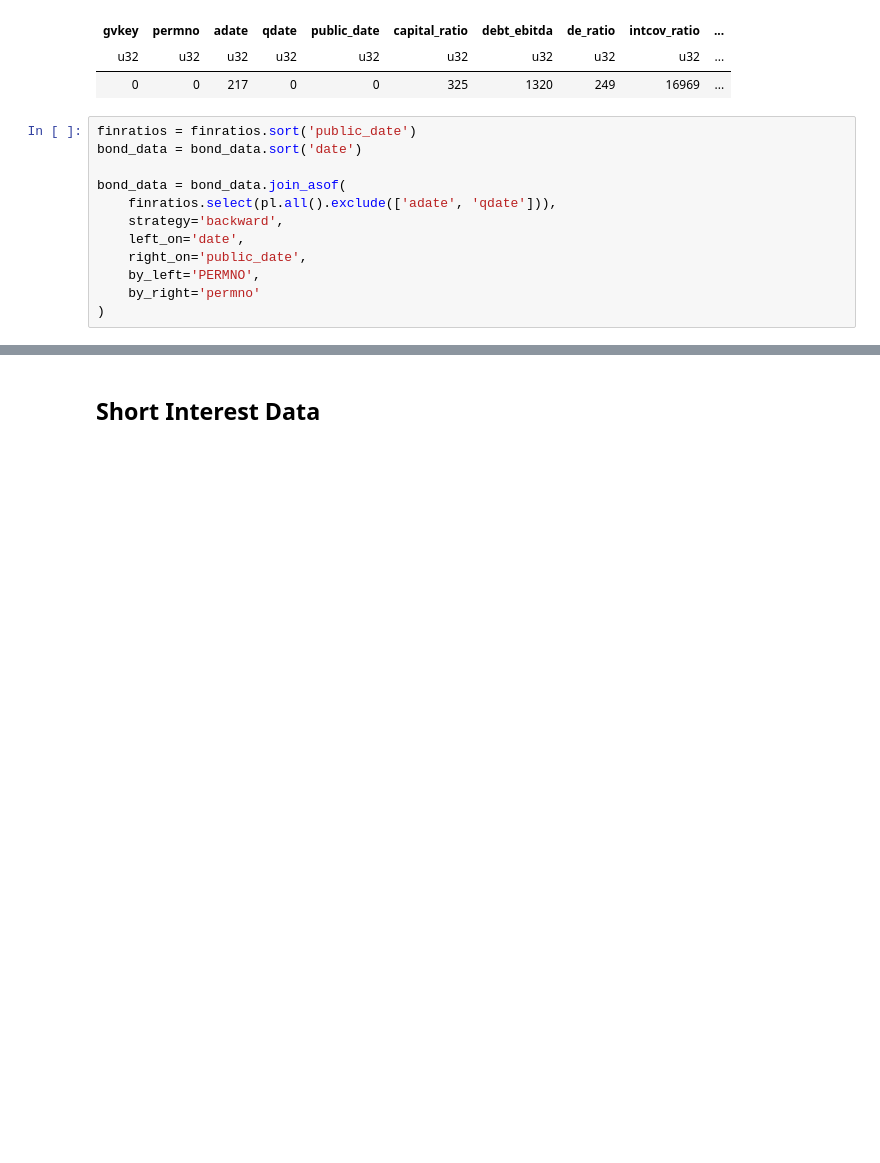
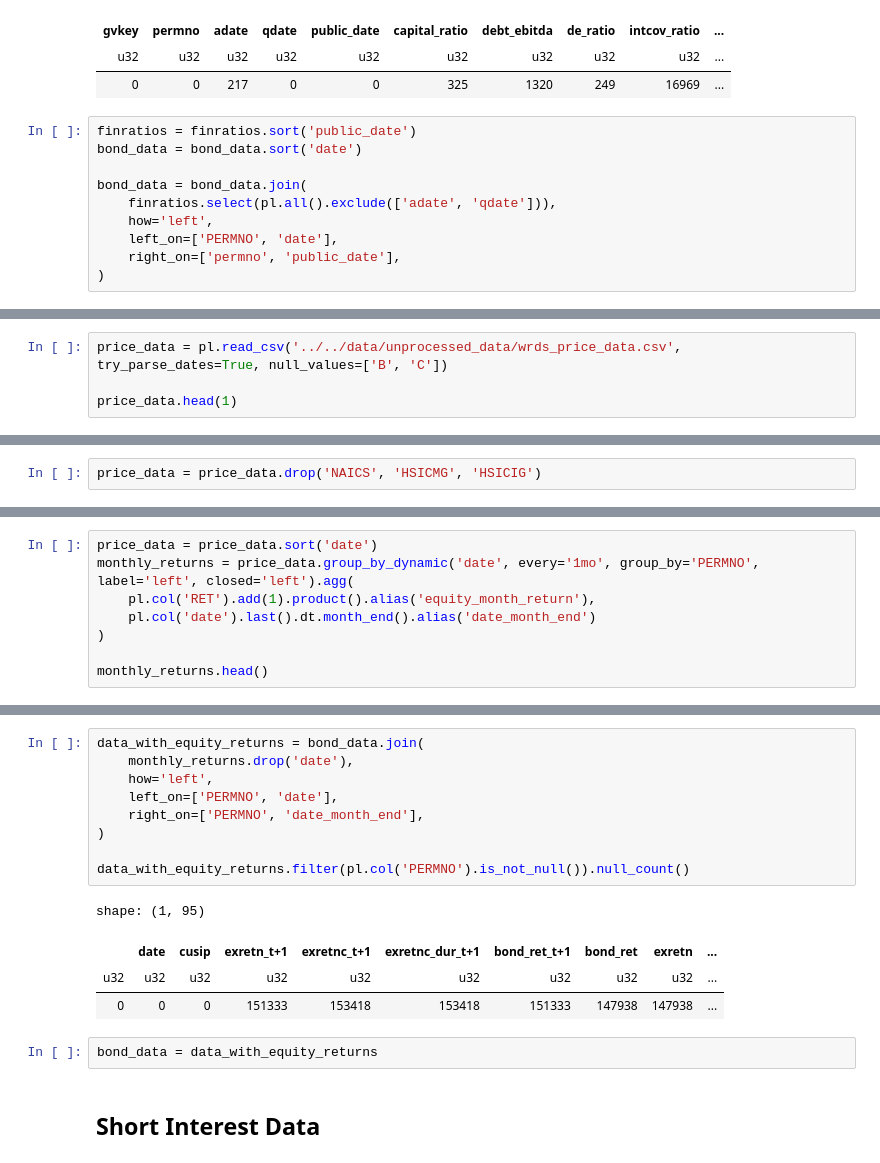
Before and after one commit to BSIC/bsic-systematic-credit, a Jupyter notebook: src/preprocessing/data_gathering.ipynb, the cells around one changed output, grey strips where cells are left out. Cells and saved outputs as stored; diff of their text form; blank space fills up the shorter version.

```diff
--- a/src/preprocessing/data_gathering.ipynb
+++ b/src/preprocessing/data_gathering.ipynb
@@ -593,11 +607,9 @@ shape: (1, 10)
 finratios = finratios.sort('public_date')
 bond_data = bond_data.sort('date')
 
-bond_data = bond_data.join_asof(
+bond_data = bond_data.join(
     finratios.select(pl.all().exclude(['adate', 'qdate'])),
-    strategy='backward',
-    left_on='date',
-    right_on='public_date',
-    by_left='PERMNO',
-    by_right='permno'
+    how='left',
+    left_on=['PERMNO', 'date'],
+    right_on=['permno', 'public_date'],
 )
@@ -603,0 +618,4 @@ bond_data = bond_data.join_asof(
+# %%
+price_data = pl.read_csv('../../data/unprocessed_data/wrds_price_data.csv', try_parse_dates=True, null_values=['B', 'C'])
+
+price_data.head(1)
@@ -603,0 +634,2 @@ bond_data = bond_data.join_asof(
+# %%
+price_data = price_data.drop('NAICS', 'HSICMG', 'HSICIG')
@@ -603,0 +643,8 @@ bond_data = bond_data.join_asof(
+# %%
+price_data = price_data.sort('date')
+monthly_returns = price_data.group_by_dynamic('date', every='1mo', group_by='PERMNO', label='left', closed='left').agg(
+    pl.col('RET').add(1).product().alias('equity_month_return'),
+    pl.col('date').last().dt.month_end().alias('date_month_end')
+)
+
+monthly_returns.head()
@@ -604,3 +667,19 @@ bond_data = bond_data.join_asof(
+# %%
+data_with_equity_returns = bond_data.join(
+    monthly_returns.drop('date'),
+    how='left',
+    left_on=['PERMNO', 'date'],
+    right_on=['PERMNO', 'date_month_end'],
+)
+
+data_with_equity_returns.filter(pl.col('PERMNO').is_not_null()).null_count()
+# %% [output]
+shape: (1, 95)
+|  | date | cusip | exretn_t+1 | exretnc_t+1 | exretnc_dur_t+1 | bond_ret_t+1 | bond_ret | exretn | ... |
+| u32 | u32 | u32 | u32 | u32 | u32 | u32 | u32 | u32 | ... |
+| 0 | 0 | 0 | 151333 | 153418 | 153418 | 151333 | 147938 | 147938 | ... |
+# %%
+bond_data = data_with_equity_returns
 # %% [markdown]
 ## Short Interest Data
 # %% [markdown]
```
Also changed, not shown: parts of 33 cells of this notebook, 4 other files.
